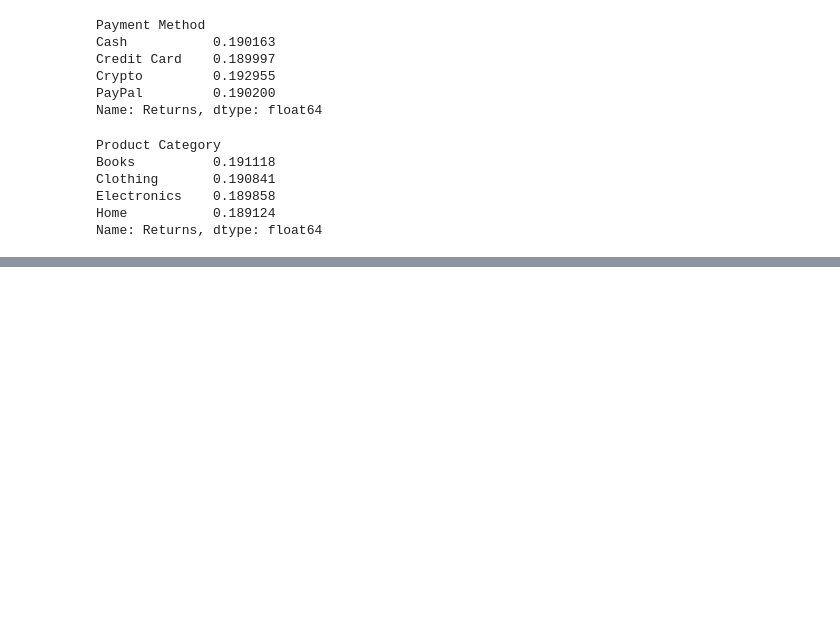
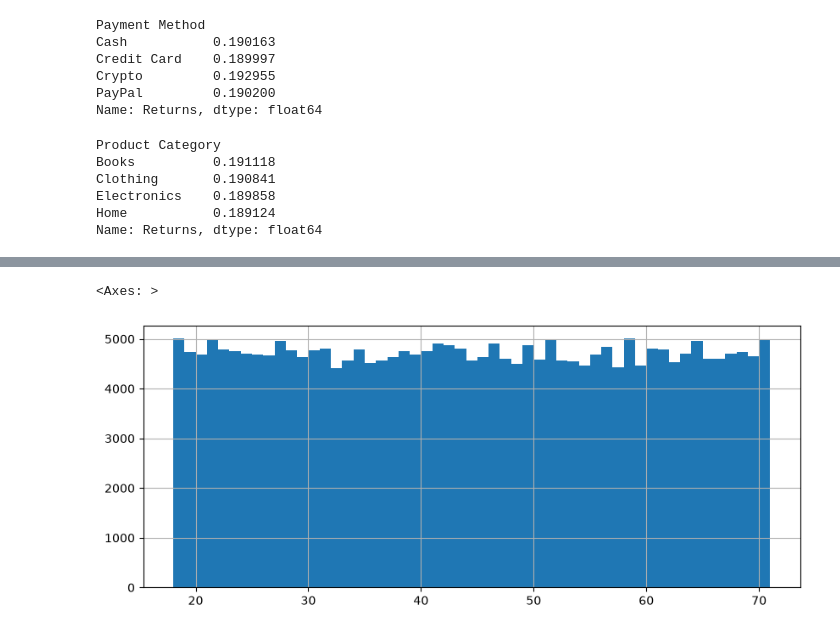
Before and after one commit to huybel2012/ds-ecommerce-customers, a Jupyter notebook: notebooks/01_data_cleaning.ipynb, the cells around one changed output, grey strips where cells are left out. Drawn from its saved outputs; the diff is of its cells as text; code cells hidden in the pictures; blank space fills up the shorter version.

```diff
--- a/notebooks/01_data_cleaning.ipynb
+++ b/notebooks/01_data_cleaning.ipynb
@@ -89,0 +153,5 @@ Name: Returns, dtype: float64
+# %%
+df["Age"].hist(bins=range(18, 72), figsize=(10,4))
+# %% [output]
+<Axes: >
+[figure, added]
```
Also changed, not shown: parts of 25 cells of this notebook, 3 other files.
